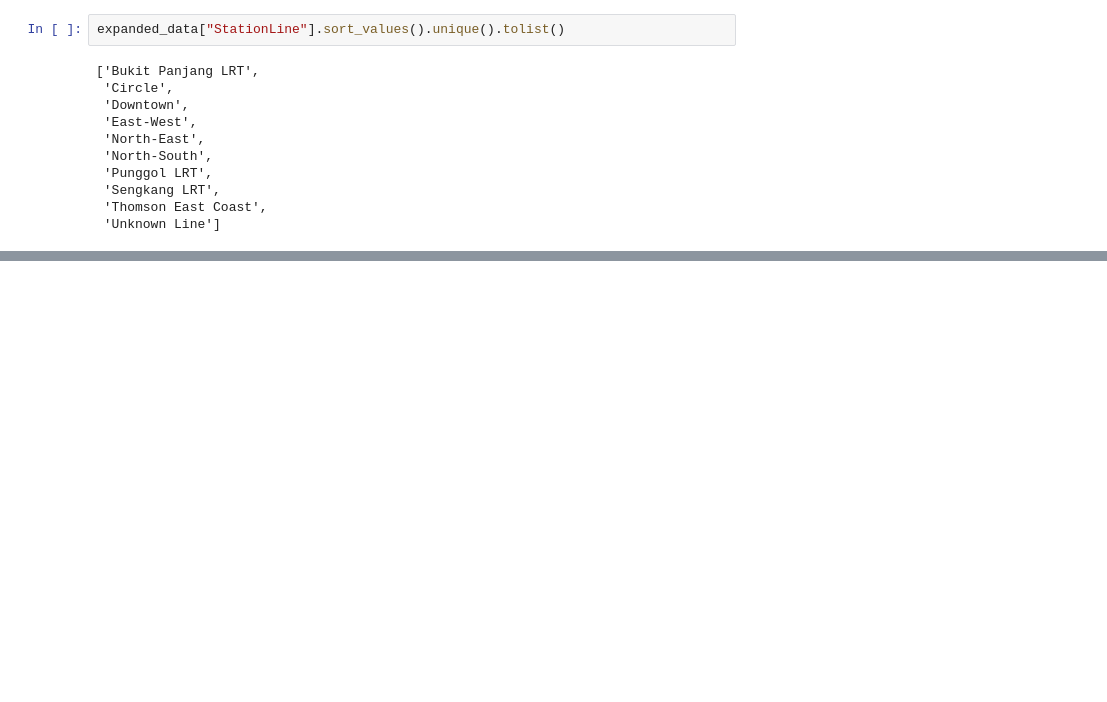
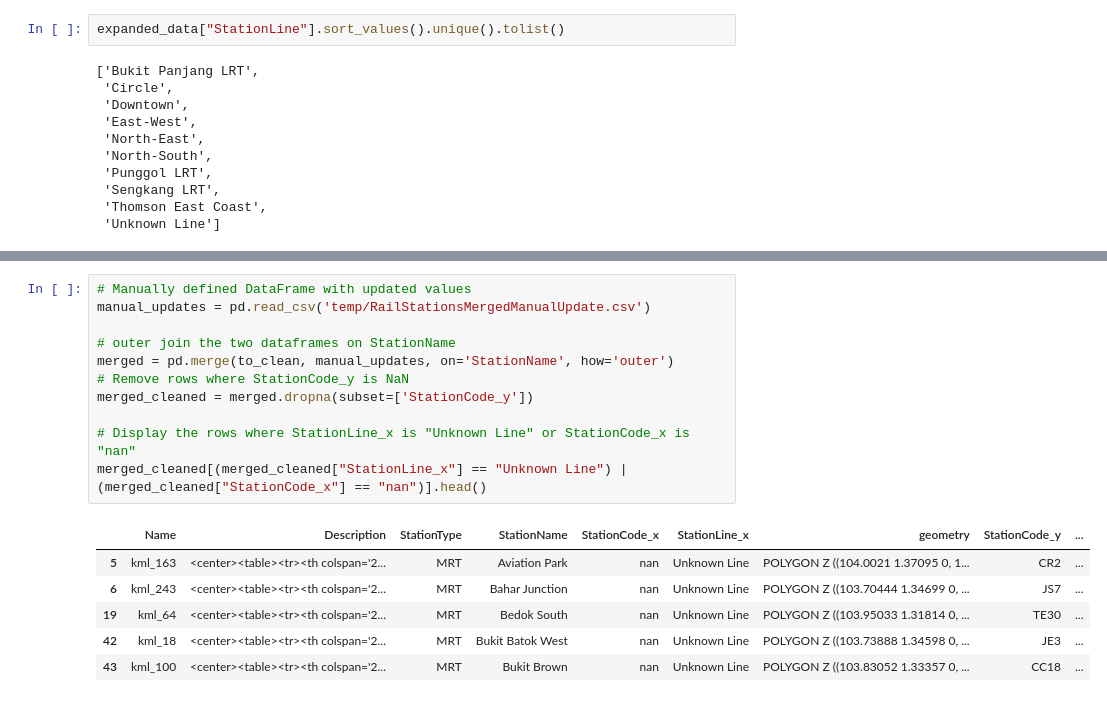
Before and after one commit to ajjajjajjajj/dsa4264-lta-geospatial, a Jupyter notebook: data/clean_data.ipynb, the cells around one changed output, grey strips where cells are left out. Saved outputs shown, nothing was run; the diff lists cells and outputs as text; blank space fills up the shorter version.

```diff
--- a/data/clean_data.ipynb
+++ b/data/clean_data.ipynb
@@ -323,0 +367,18 @@ expanded_data["StationLine"].sort_values().unique().tolist()
+# %%
+# Manually defined DataFrame with updated values
+manual_updates = pd.read_csv('temp/RailStationsMergedManualUpdate.csv')
+
+# outer join the two dataframes on StationName
+merged = pd.merge(to_clean, manual_updates, on='StationName', how='outer')
+# Remove rows where StationCode_y is NaN
+merged_cleaned = merged.dropna(subset=['StationCode_y'])
+
+# Display the rows where StationLine_x is "Unknown Line" or StationCode_x is "nan"
+merged_cleaned[(merged_cleaned["StationLine_x"] == "Unknown Line") | (merged_cleaned["StationCode_x"] == "nan")].head()
+# %% [output]
+|  | Name | Description | StationType | StationName | StationCode_x | StationLine_x | geometry | StationCode_y | ... |
+| 5 | kml_163 | <center><table><tr><th colspan='2... | MRT | Aviation Park | nan | Unknown Line | POLYGON Z ((104.0021 1.37095 0, 1... | CR2 | ... |
+| 6 | kml_243 | <center><table><tr><th colspan='2... | MRT | Bahar Junction | nan | Unknown Line | POLYGON Z ((103.70444 1.34699 0, ... | JS7 | ... |
+| 19 | kml_64 | <center><table><tr><th colspan='2... | MRT | Bedok South | nan | Unknown Line | POLYGON Z ((103.95033 1.31814 0, ... | TE30 | ... |
+| 42 | kml_18 | <center><table><tr><th colspan='2... | MRT | Bukit Batok West | nan | Unknown Line | POLYGON Z ((103.73888 1.34598 0, ... | JE3 | ... |
+| 43 | kml_100 | <center><table><tr><th colspan='2... | MRT | Bukit Brown | nan | Unknown Line | POLYGON Z ((103.83052 1.33357 0, ... | CC18 | ... |
```
Also changed, not shown: parts of 8 cells of this notebook, 3 other files.
